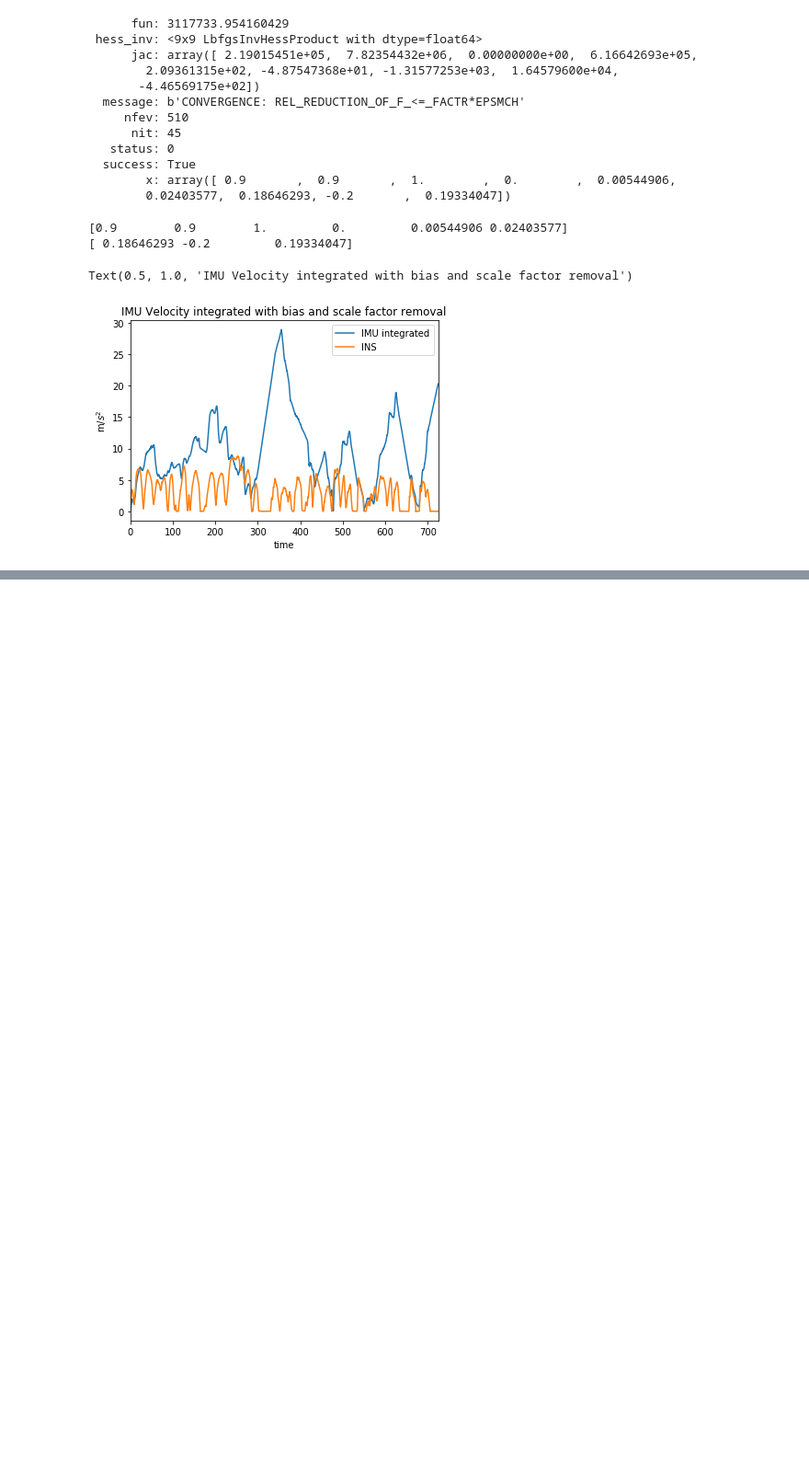
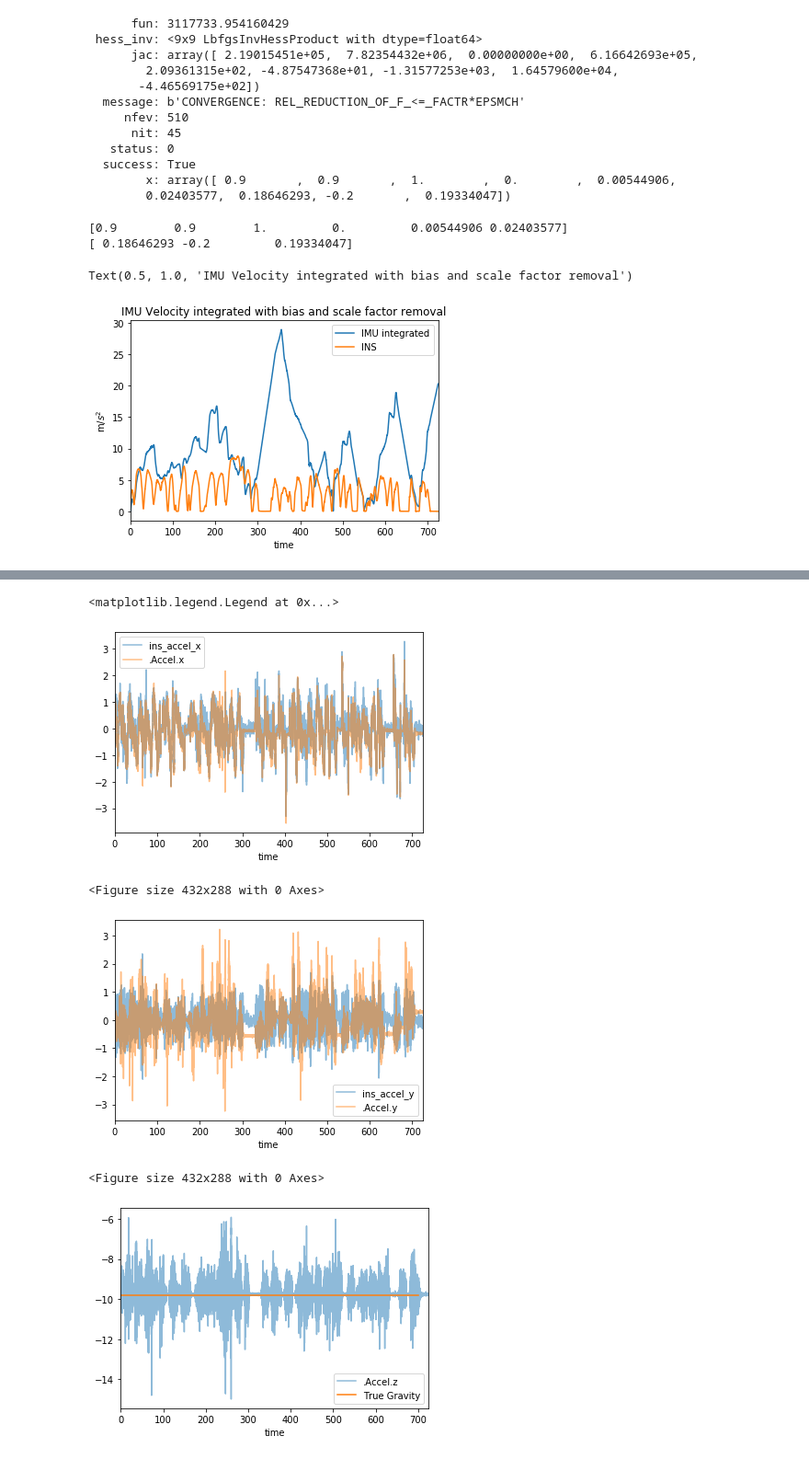
Before and after one commit to amirx96/golfcart-gps-odom-ekf, a Jupyter notebook: Notebooks/GPS & Pacmod Analysis/IMU Analysis-2.ipynb, the cells around one changed output, grey strips where cells are left out. Shown: that part at 92% size. Cells and saved outputs as stored; diff of their text form; code cells hidden in the pictures; blank space fills up the shorter version.

```diff
--- a/Notebooks/GPS & Pacmod Analysis/IMU Analysis-2.ipynb
+++ b/Notebooks/GPS & Pacmod Analysis/IMU Analysis-2.ipynb
@@ -364,0 +379,23 @@ Text(0.5, 1.0, 'IMU Velocity integrated with bias and scale factor removal')
+# %%
+# Differentiate the INS velX and velY
+
+
+imu_data['ins_accel_x'] = np.diff(imu_data['ins_velX'],prepend=1e-6)/np.diff(imu_data.index,prepend=1-7)
+imu_data['ins_accel_y'] = np.diff(imu_data['ins_velY'],prepend=1e-6)/np.diff(imu_data.index,prepend=1-7)
+imu_data.plot(y=['ins_accel_x','.Accel.x'],alpha=0.5)
+
+plt.figure()
+imu_data.plot(y=['ins_accel_y','.Accel.y'],alpha=0.5)
+plt.legend()
+
+plt.figure()
+imu_data.plot(y='.Accel.z',alpha=0.5)
+plt.plot([0,700],[-9.801,-9.801],label='True Gravity')
+plt.legend()
+# %% [output]
+<matplotlib.legend.Legend at 0x...>
+[figure, added]
+<Figure size 432x288 with 0 Axes>
+[figure, added]
+<Figure size 432x288 with 0 Axes>
+[figure, added]
```
Also changed, not shown: parts of 13 cells of this notebook, 1 other file.
